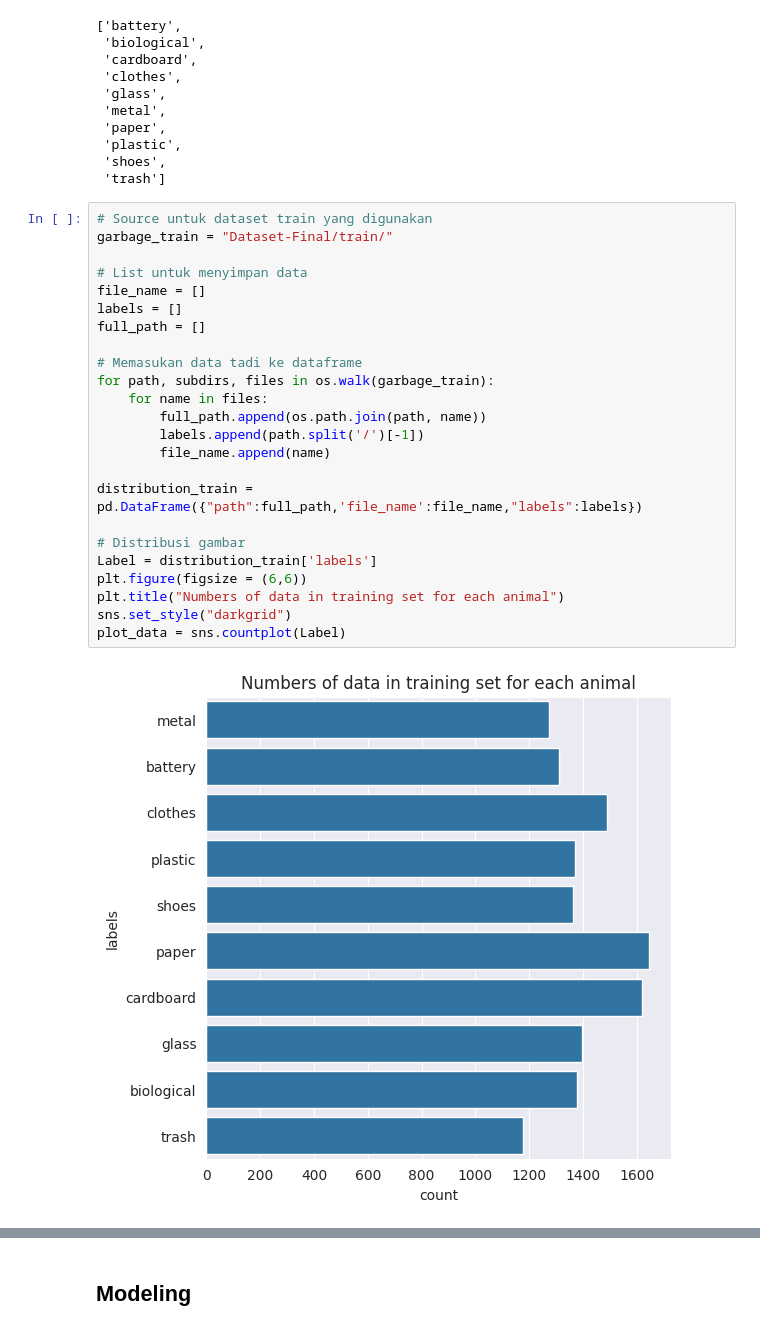
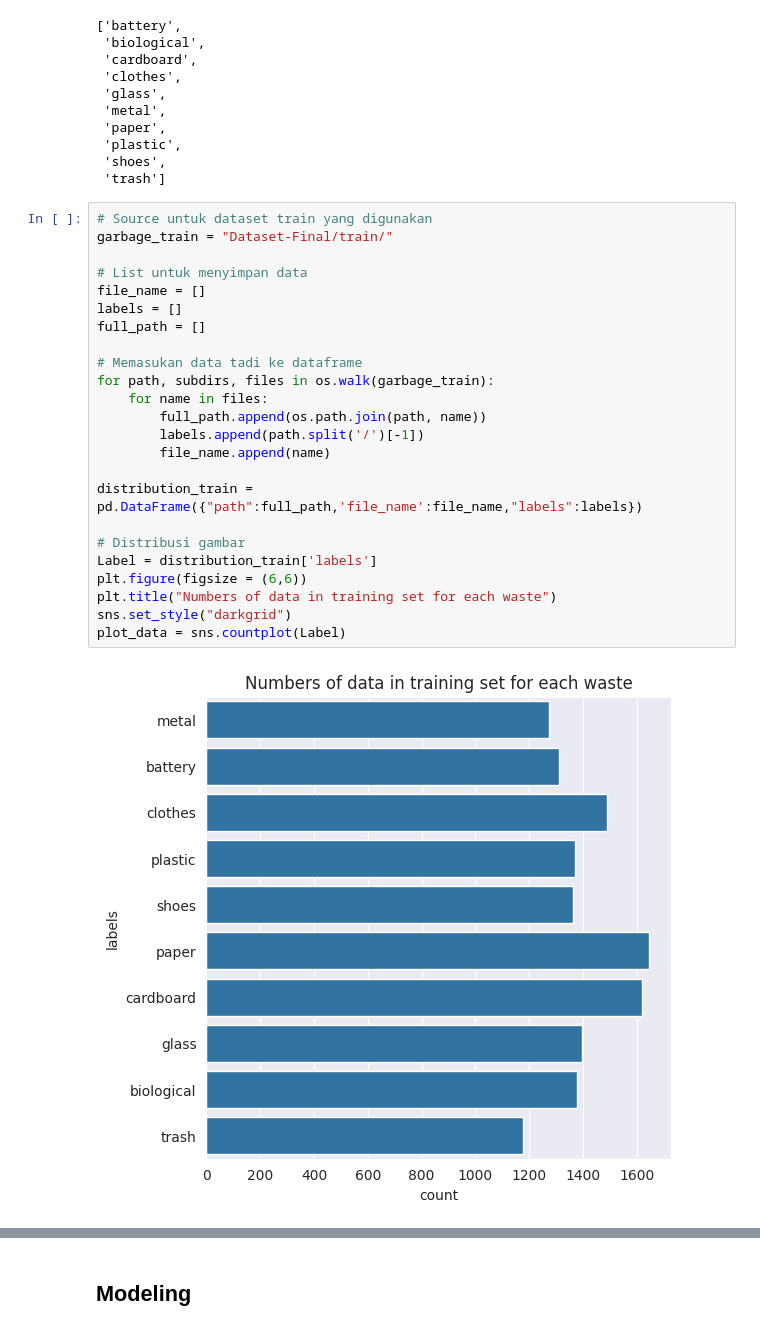
Before and after one commit to AdaSampah/AdaSampah-ML-Edukasi, a Jupyter notebook: train_model_edukasi.ipynb, the cells around one changed output, grey strips where cells are left out. Drawn from its saved outputs; the diff is of its cells as text.

```diff
--- a/train_model_edukasi.ipynb
+++ b/train_model_edukasi.ipynb
@@ -297,29 +297,29 @@ label_kelas
 # %%
 # Source untuk dataset train yang digunakan
 garbage_train = "Dataset-Final/train/"
 
 # List untuk menyimpan data
 file_name = []
 labels = []
 full_path = []
 
 # Memasukan data tadi ke dataframe
 for path, subdirs, files in os.walk(garbage_train):
     for name in files:
         full_path.append(os.path.join(path, name))
         labels.append(path.split('/')[-1])
         file_name.append(name)
 
 distribution_train = pd.DataFrame({"path":full_path,'file_name':file_name,"labels":labels})
 
 # Distribusi gambar
 Label = distribution_train['labels']
 plt.figure(figsize = (6,6))
-plt.title("Numbers of data in training set for each animal")
+plt.title("Numbers of data in training set for each waste")
 sns.set_style("darkgrid")
 plot_data = sns.countplot(Label)
 # %% [output]
-[figure, old version]
+[figure, new version]
 # %%
 # Source untuk dataset validation yang digunakan
 garbage_val = "Dataset-Final/val/"
```
Also changed, not shown: parts of 3 cells of this notebook, 4 other files.
